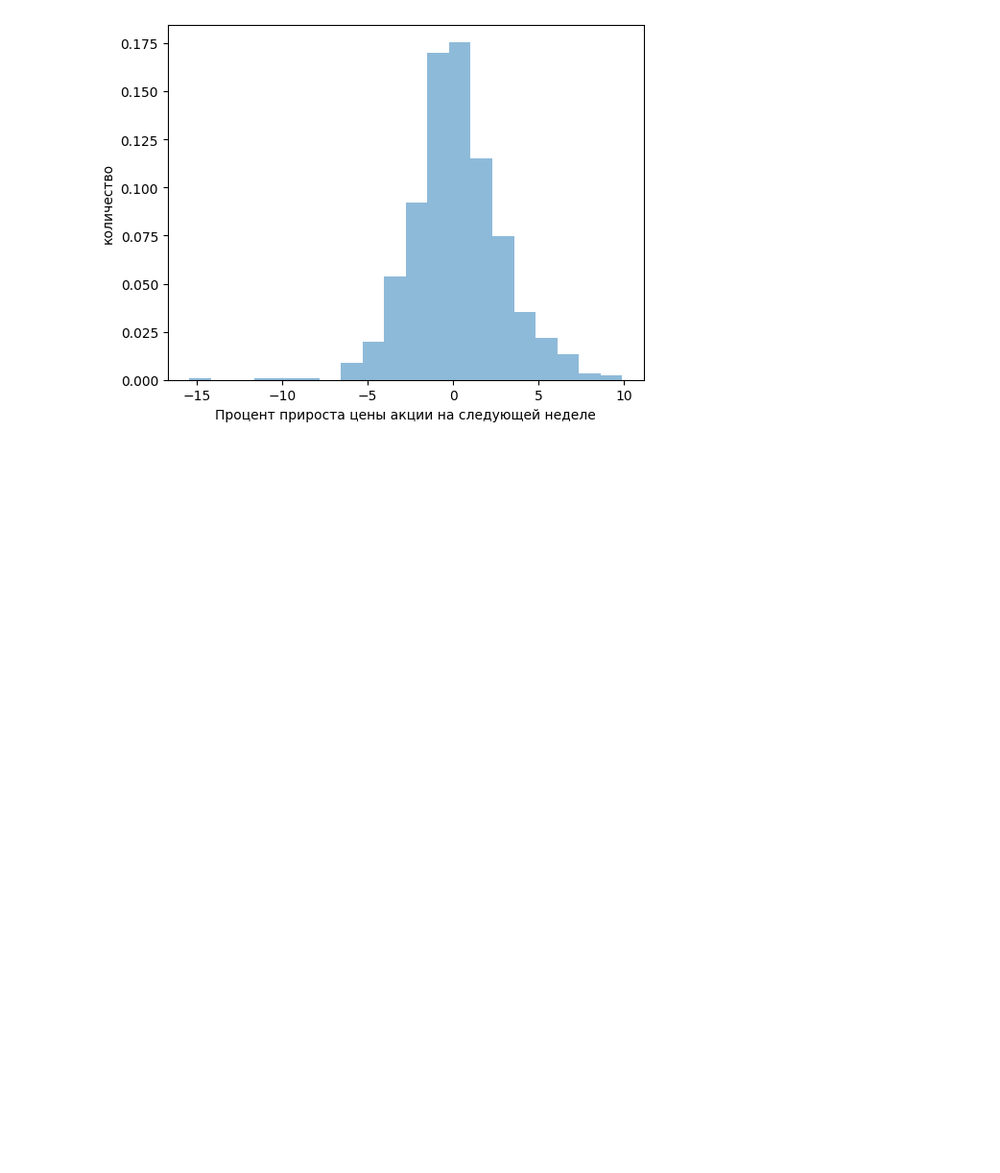
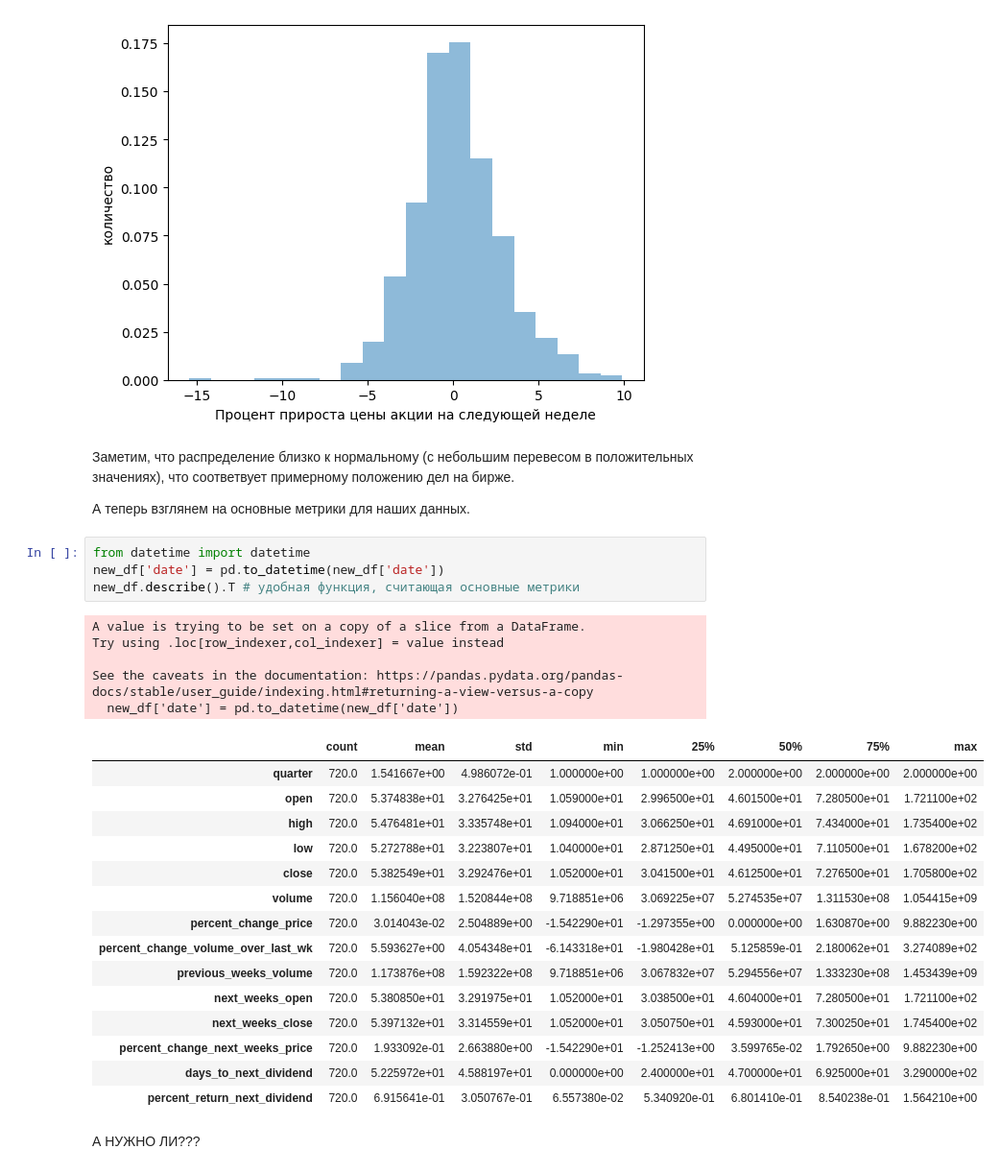
Before and after one commit to Menako778/NIS_DJI, a Jupyter notebook: NIS.ipynb, the cells around one changed output. Shown at 96% size. Cells and saved outputs as stored; diff of their text form; blank space fills up the shorter version.

```diff
--- a/NIS.ipynb
+++ b/NIS.ipynb
@@ -91,3 +105,34 @@ plt.ylabel('количество')
 plt.show()
 # %% [output]
 [figure]
+# %% [markdown]
+Заметим, что распределение близко к нормальному (с небольшим перевесом в положительных значениях), что соответвует примерному положению дел на бирже.
+
+А теперь взглянем на основные метрики для наших данных.
+# %%
+from datetime import datetime
+new_df['date'] = pd.to_datetime(new_df['date'])
+new_df.describe().T # удобная функция, считающая основные метрики
+# %% [output]
+A value is trying to be set on a copy of a slice from a DataFrame.
+Try using .loc[row_indexer,col_indexer] = value instead
+
+See the caveats in the documentation: https://pandas.pydata.org/pandas-docs/stable/user_guide/indexing.html#returning-a-view-versus-a-copy
+  new_df['date'] = pd.to_datetime(new_df['date'])
+|  | count | mean | std | min | 25% | 50% | 75% | max |
+| quarter | 720.0 | 1.541667e+00 | 4.986072e-01 | 1.000000e+00 | 1.000000e+00 | 2.000000e+00 | 2.000000e+00 | 2.000000e+00 |
+| open | 720.0 | 5.374838e+01 | 3.276425e+01 | 1.059000e+01 | 2.996500e+01 | 4.601500e+01 | 7.280500e+01 | 1.721100e+02 |
+| high | 720.0 | 5.476481e+01 | 3.335748e+01 | 1.094000e+01 | 3.066250e+01 | 4.691000e+01 | 7.434000e+01 | 1.735400e+02 |
+| low | 720.0 | 5.272788e+01 | 3.223807e+01 | 1.040000e+01 | 2.871250e+01 | 4.495000e+01 | 7.110500e+01 | 1.678200e+02 |
+| close | 720.0 | 5.382549e+01 | 3.292476e+01 | 1.052000e+01 | 3.041500e+01 | 4.612500e+01 | 7.276500e+01 | 1.705800e+02 |
+| volume | 720.0 | 1.156040e+08 | 1.520844e+08 | 9.718851e+06 | 3.069225e+07 | 5.274535e+07 | 1.311530e+08 | 1.054415e+09 |
+| percent_change_price | 720.0 | 3.014043e-02 | 2.504889e+00 | -1.542290e+01 | -1.297355e+00 | 0.000000e+00 | 1.630870e+00 | 9.882230e+00 |
+| percent_change_volume_over_last_wk | 720.0 | 5.593627e+00 | 4.054348e+01 | -6.143318e+01 | -1.980428e+01 | 5.125859e-01 | 2.180062e+01 | 3.274089e+02 |
+| previous_weeks_volume | 720.0 | 1.173876e+08 | 1.592322e+08 | 9.718851e+06 | 3.067832e+07 | 5.294556e+07 | 1.333230e+08 | 1.453439e+09 |
+| next_weeks_open | 720.0 | 5.380850e+01 | 3.291975e+01 | 1.052000e+01 | 3.038500e+01 | 4.604000e+01 | 7.280500e+01 | 1.721100e+02 |
+| next_weeks_close | 720.0 | 5.397132e+01 | 3.314559e+01 | 1.052000e+01 | 3.050750e+01 | 4.593000e+01 | 7.300250e+01 | 1.745400e+02 |
+| percent_change_next_weeks_price | 720.0 | 1.933092e-01 | 2.663880e+00 | -1.542290e+01 | -1.252413e+00 | 3.599765e-02 | 1.792650e+00 | 9.882230e+00 |
+| days_to_next_dividend | 720.0 | 5.225972e+01 | 4.588197e+01 | 0.000000e+00 | 2.400000e+01 | 4.700000e+01 | 6.925000e+01 | 3.290000e+02 |
+| percent_return_next_dividend | 720.0 | 6.915641e-01 | 3.050767e-01 | 6.557380e-02 | 5.340920e-01 | 6.801410e-01 | 8.540238e-01 | 1.564210e+00 |
+# %% [markdown]
+А НУЖНО ЛИ???
```
Also changed, not shown: parts of 71 cells of this notebook, 1 other file.
